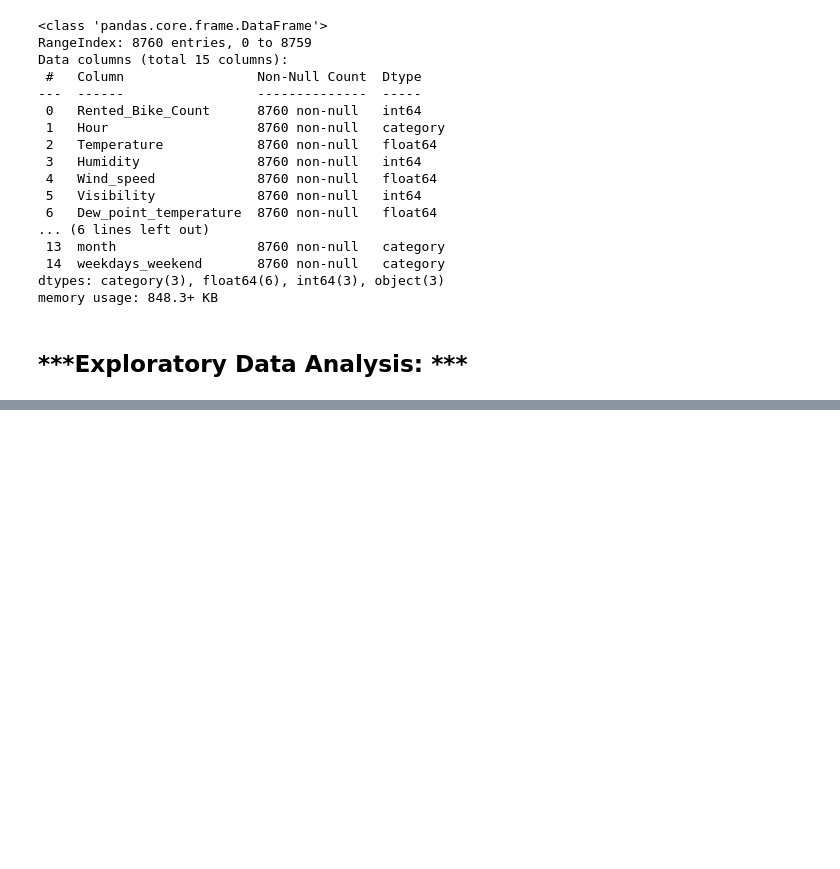
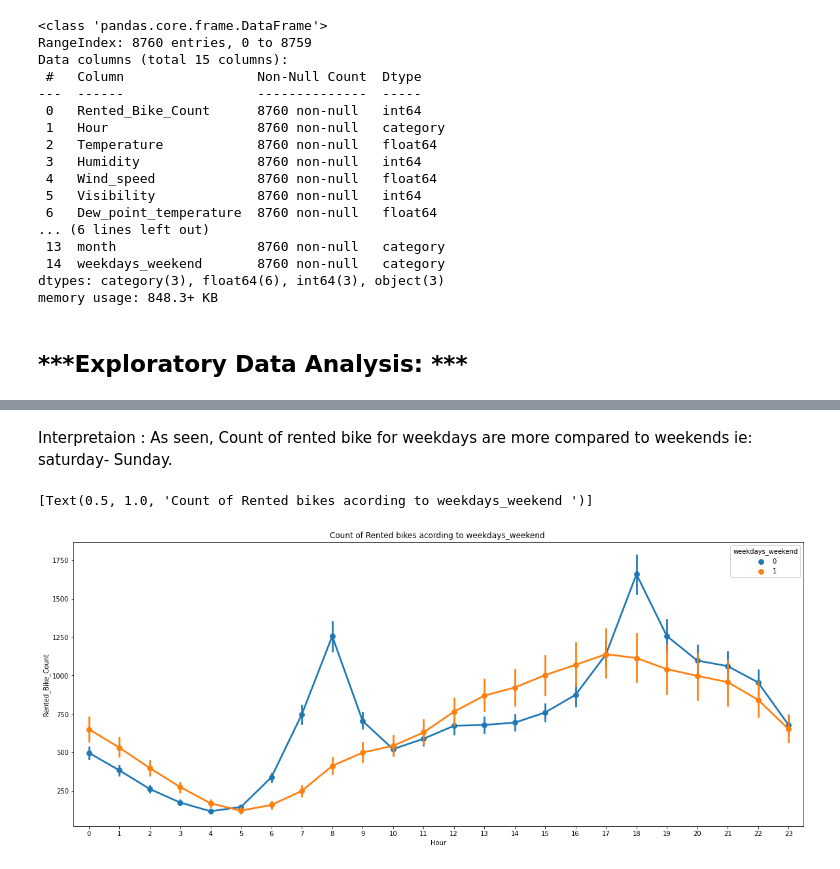
Before and after one commit to Shubhamprasad1995/Bike-Sharing-Demand-Prediction-, a Jupyter notebook: Bike_Sharing_Demand_Prediction_.ipynb, the cells around one changed output, grey strips where cells are left out. Cells and saved outputs as stored; diff of their text form; code cells hidden in the pictures; blank space fills up the shorter version.

```diff
--- a/Bike_Sharing_Demand_Prediction_.ipynb
+++ b/Bike_Sharing_Demand_Prediction_.ipynb
@@ -273,0 +303,9 @@ memory usage: 848.3+ KB
+# %% [markdown]
+Interpretaion : As seen, Count of rented bike for weekdays are more compared to weekends ie: saturday- Sunday.
+# %%
+fig,ax=plt.subplots(figsize=(20,8))
+sns.pointplot(data=bike_df,x='Hour',y='Rented_Bike_Count',hue='weekdays_weekend',ax=ax)
+ax.set(title='Count of Rented bikes acording to weekdays_weekend ')
+# %% [output]
+[Text(0.5, 1.0, 'Count of Rented bikes acording to weekdays_weekend ')]
+[figure, added]
```
Also changed, not shown: parts of 27 cells of this notebook.
